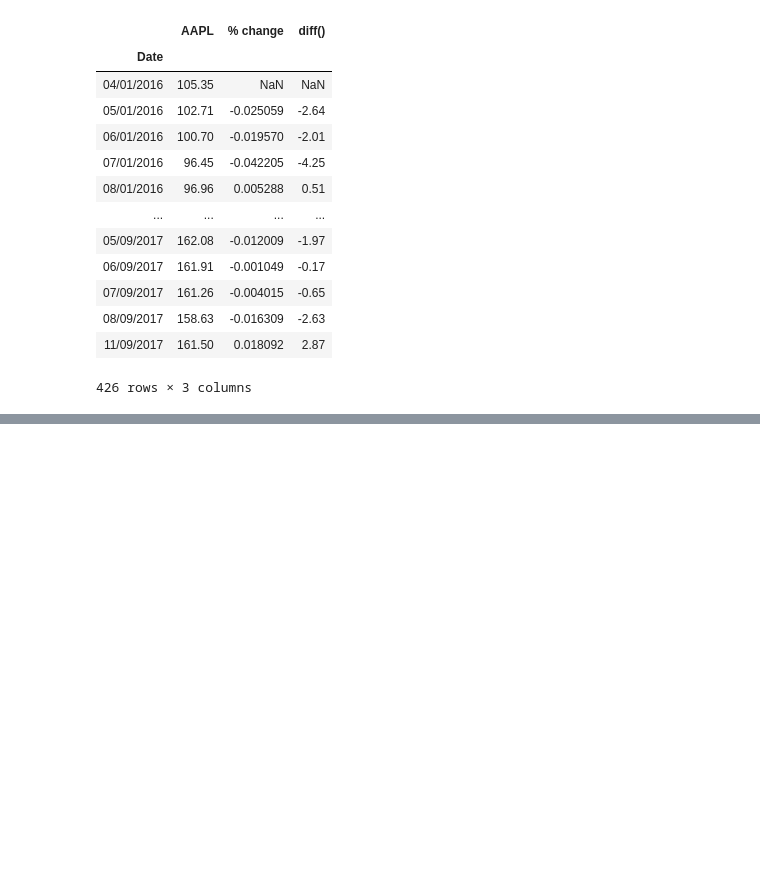
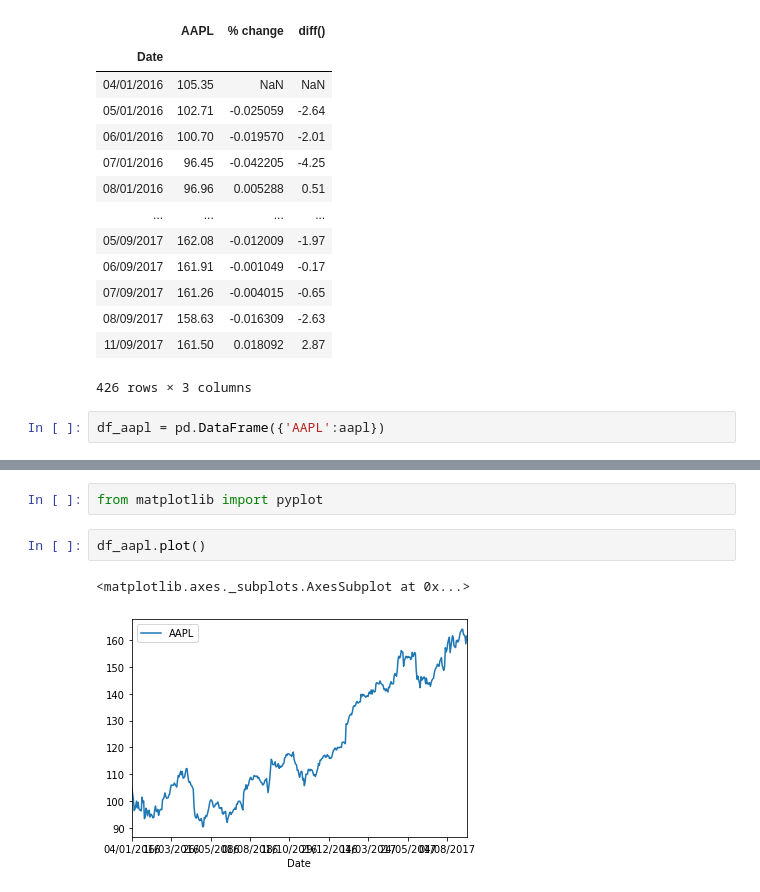
Before and after one commit to lukaszbinden/time-series-forecasting, a Jupyter notebook: notebooks/Times Series essentials.ipynb, the cells around one changed output, grey strips where cells are left out. Saved outputs shown, nothing was run; the diff lists cells and outputs as text; blank space fills up the shorter version.

```diff
--- a/notebooks/Times Series essentials.ipynb
+++ b/notebooks/Times Series essentials.ipynb
@@ -79,3 +80,5 @@ pd.DataFrame({'AAPL': aapl, '% change':aapl.pct_change(), 'diff()': aapl.diff()}
 | 08/09/2017 | 158.63 | -0.016309 | -2.63 |
 | 11/09/2017 | 161.50 | 0.018092 | 2.87 |
 426 rows × 3 columns
+# %%
+df_aapl = pd.DataFrame({'AAPL':aapl})
@@ -81,0 +97,7 @@ pd.DataFrame({'AAPL': aapl, '% change':aapl.pct_change(), 'diff()': aapl.diff()}
+# %%
+from matplotlib import pyplot
+# %%
+df_aapl.plot()
+# %% [output]
+<matplotlib.axes._subplots.AxesSubplot at 0x...>
+[figure, added]
```
Also changed, not shown: parts of 13 cells of this notebook.
